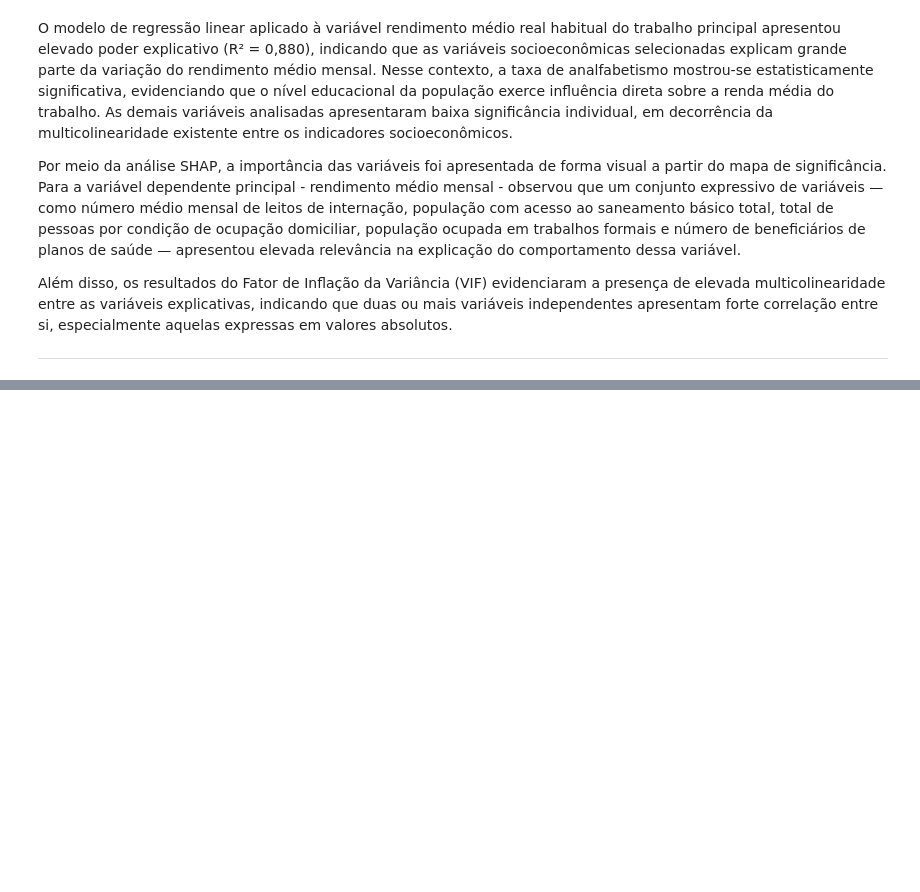
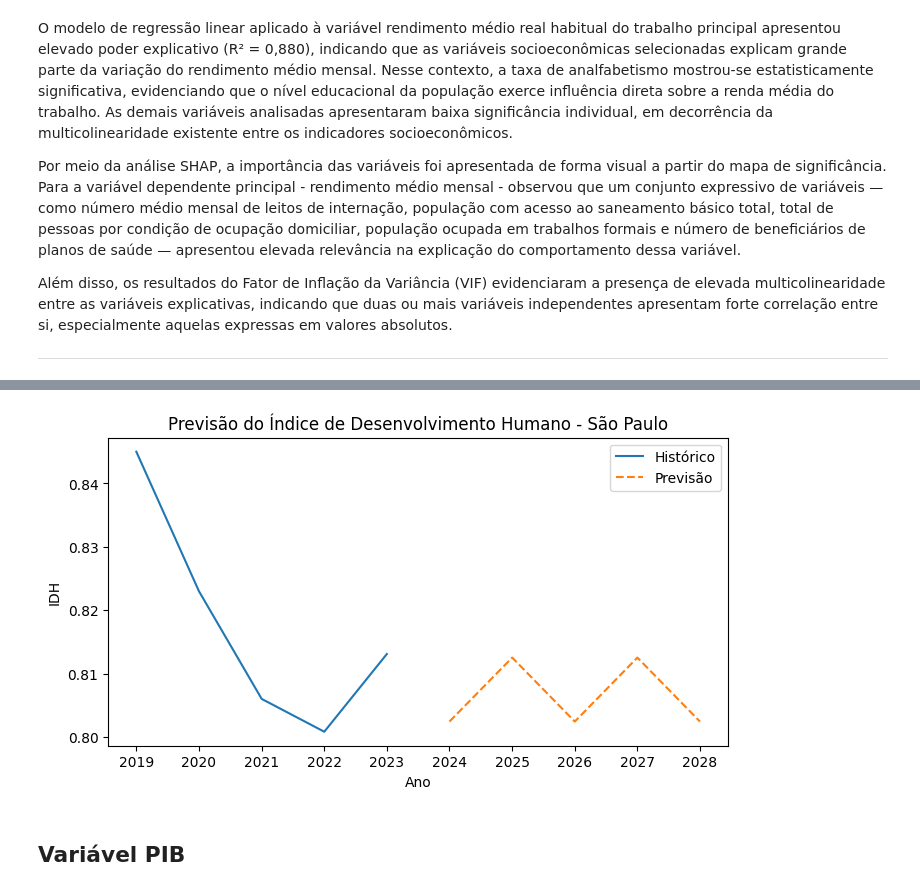
Before and after one commit to rafaella-moreira/DesafioII-ZettaLab, a Jupyter notebook: notebooks/analisedados.ipynb, the cells around one changed output, grey strips where cells are left out. Saved outputs shown, nothing was run; the diff lists cells and outputs as text; code cells hidden in the pictures; blank space fills up the shorter version.

```diff
--- a/notebooks/analisedados.ipynb
+++ b/notebooks/analisedados.ipynb
@@ -2542,0 +2691,21 @@ Além disso, os resultados do Fator de Inflação da Variância (VIF) evidenciar
+# %%
+serie, previsao, modelo = prever_xgb_estado_variavel(
+    df=database,
+    estado='São Paulo',
+    variavel='idh - índice de desenvolvimento humano',
+    n_previsoes=5,
+    n_lags=1
+)
+# %%
+plt.figure(figsize=(8, 4))
+plt.plot(serie, label='Histórico')
+plt.plot(previsao, label='Previsão', linestyle='--')
+plt.title('Previsão do Índice de Desenvolvimento Humano - São Paulo')
+plt.xlabel('Ano')
+plt.ylabel('IDH')
+plt.legend()
+plt.show()
+# %% [output]
+[figure, added]
+# %% [markdown]
+## Variável PIB
```
Also changed, not shown: parts of 35 cells of this notebook, 1 other file.
